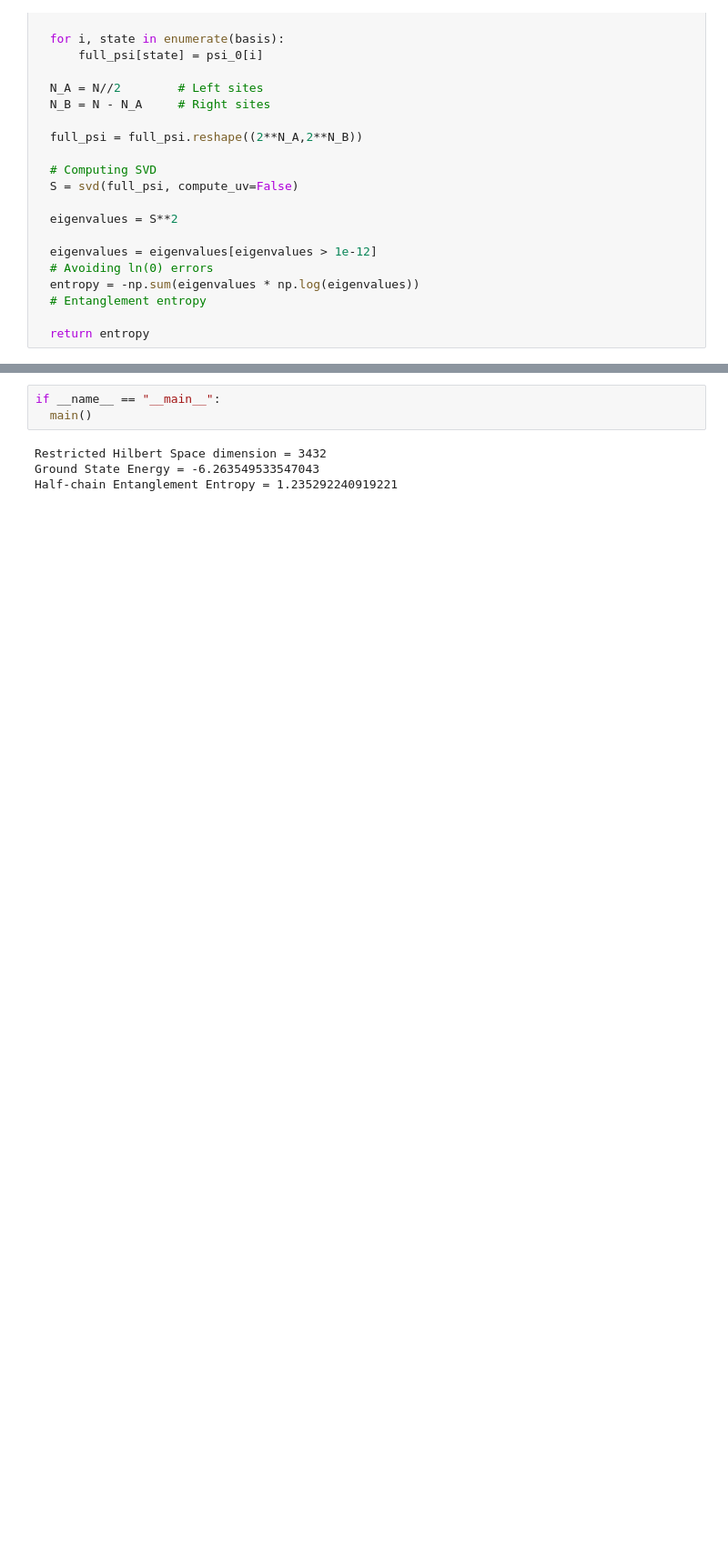
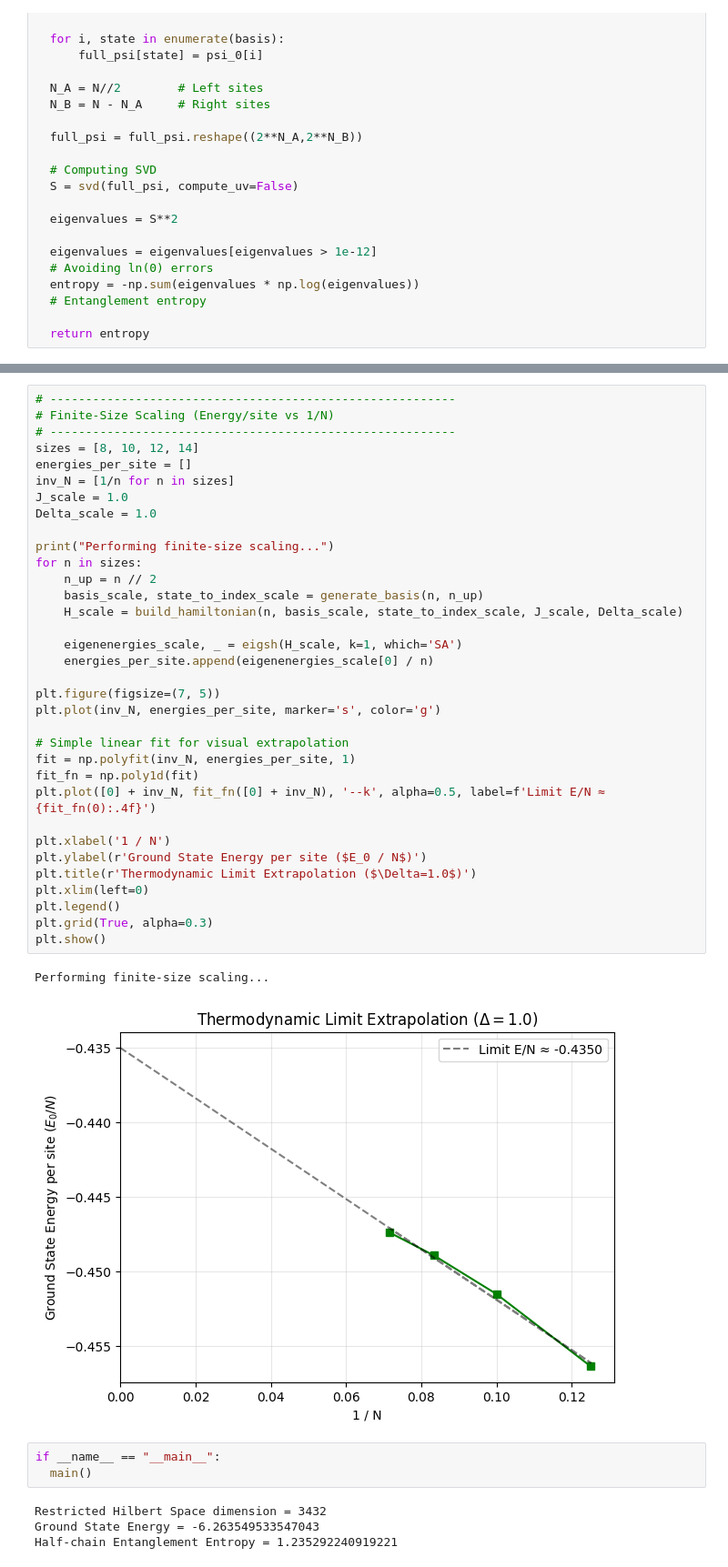
Before and after one commit to Dipanjan-Chaudhuri/ED-and-VMC, a Jupyter notebook: ED_of_1D_Quantum_Spin_Chains.ipynb, the cells around one changed output, grey strips where cells are left out. Shown at 91% size. Cells and saved outputs as stored; diff of their text form; blank space fills up the shorter version.

```diff
--- a/ED_of_1D_Quantum_Spin_Chains.ipynb
+++ b/ED_of_1D_Quantum_Spin_Chains.ipynb
@@ -133,3 +169,40 @@ def main():
+# %%
+# ---------------------------------------------------------
+# Finite-Size Scaling (Energy/site vs 1/N)
+# ---------------------------------------------------------
+sizes = [8, 10, 12, 14]
+energies_per_site = []
+inv_N = [1/n for n in sizes]
+J_scale = 1.0
+Delta_scale = 1.0
+
+print("Performing finite-size scaling...")
+for n in sizes:
+    n_up = n // 2
+    basis_scale, state_to_index_scale = generate_basis(n, n_up)
+    H_scale = build_hamiltonian(n, basis_scale, state_to_index_scale, J_scale, Delta_scale)
+
+    eigenenergies_scale, _ = eigsh(H_scale, k=1, which='SA')
+    energies_per_site.append(eigenenergies_scale[0] / n)
+
+plt.figure(figsize=(7, 5))
+plt.plot(inv_N, energies_per_site, marker='s', color='g')
+
+# Simple linear fit for visual extrapolation
+fit = np.polyfit(inv_N, energies_per_site, 1)
+fit_fn = np.poly1d(fit)
+plt.plot([0] + inv_N, fit_fn([0] + inv_N), '--k', alpha=0.5, label=f'Limit E/N ≈ {fit_fn(0):.4f}')
+
+plt.xlabel('1 / N')
+plt.ylabel(r'Ground State Energy per site ($E_0 / N$)')
+plt.title(r'Thermodynamic Limit Extrapolation ($\Delta=1.0$)')
+plt.xlim(left=0)
+plt.legend()
+plt.grid(True, alpha=0.3)
+plt.show()
+# %% [output]
+Performing finite-size scaling...
+[figure, added]
 # %%
 if __name__ == "__main__":
   main()
```
Also changed, not shown: parts of 4 cells of this notebook.
